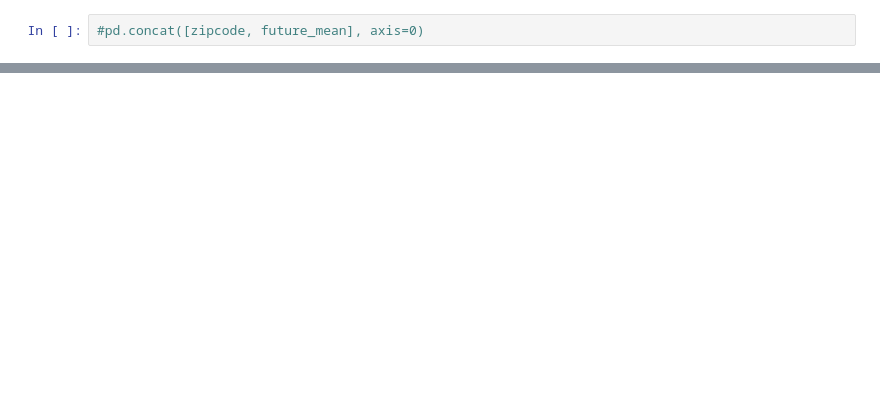
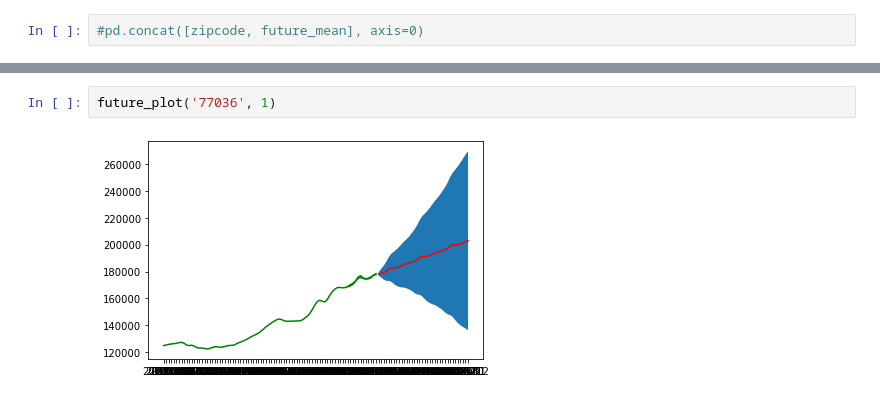
Before and after one commit to Blue723/Housing_Time_Series, a Jupyter notebook: Time_Series_notebook.ipynb, the cells around one changed output, grey strips where cells are left out. Saved outputs shown, nothing was run; the diff lists cells and outputs as text; blank space fills up the shorter version.

```diff
--- a/Time_Series_notebook.ipynb
+++ b/Time_Series_notebook.ipynb
@@ -407,0 +415,4 @@ for c in future_mean.columns:
+# %%
+future_plot('77036', 1)
+# %% [output]
+[figure, added]
```
Also changed, not shown: parts of 20 cells of this notebook.
